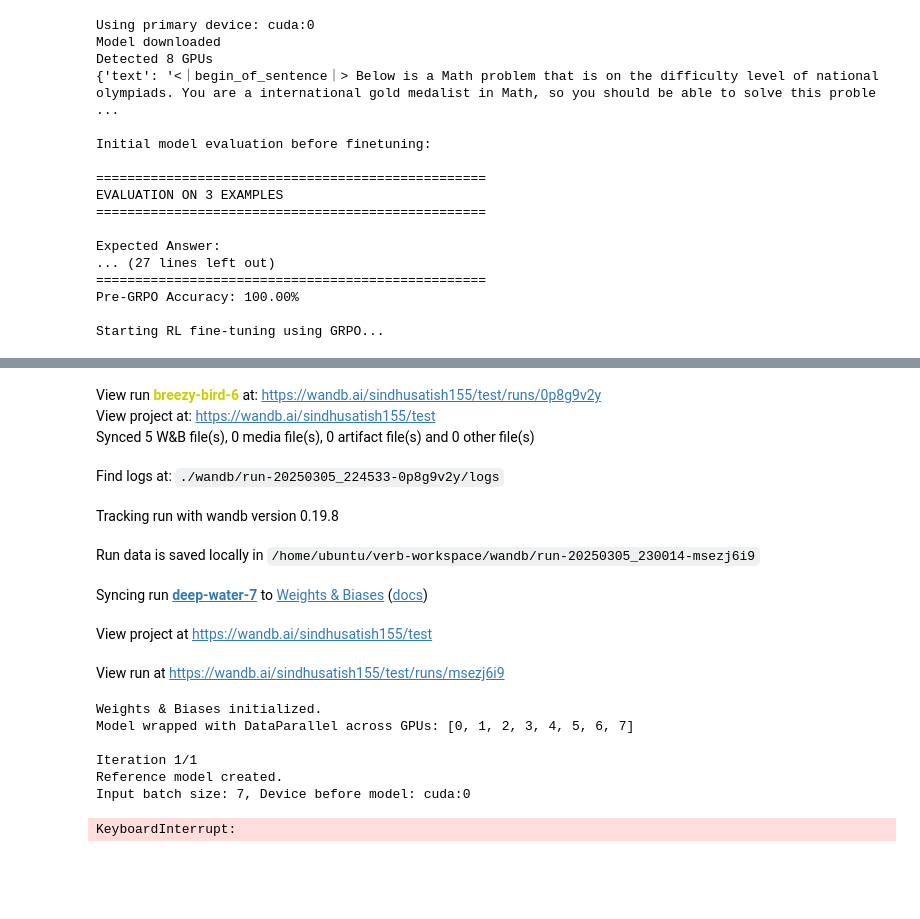
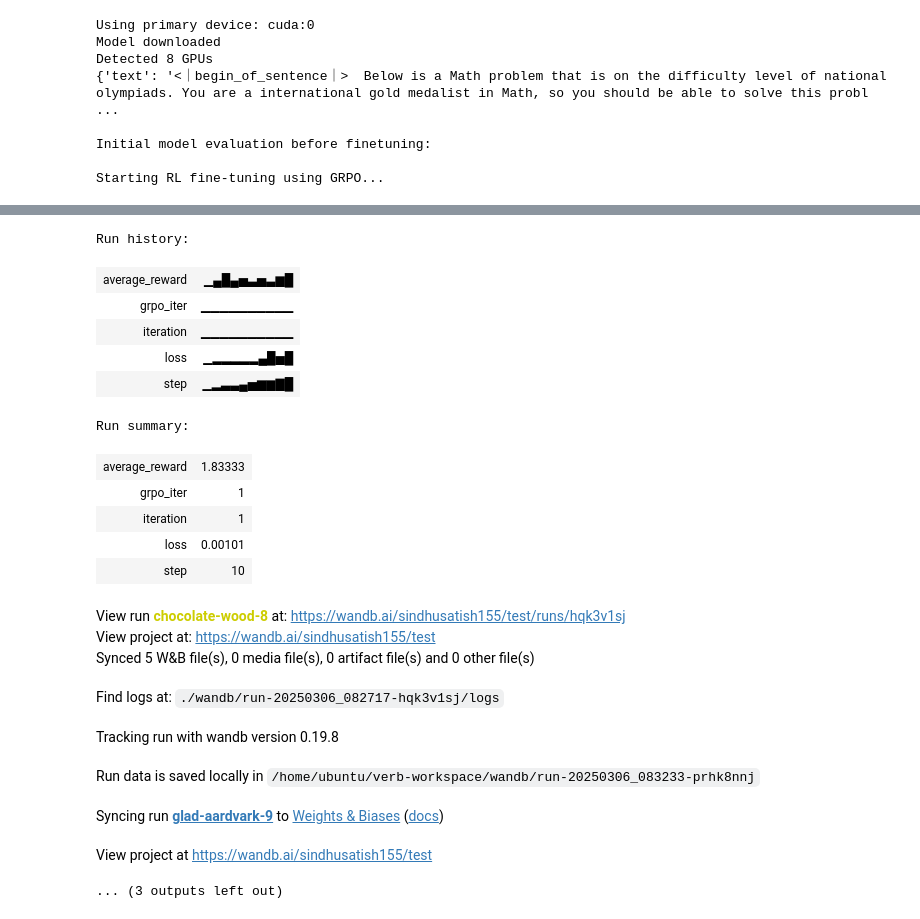
Before and after one commit to sindhu-satish/CS297, a Jupyter notebook: CS297.ipynb, the cells around one changed output, grey strips where cells are left out. Saved outputs shown, nothing was run; the diff lists cells and outputs as text; code cells hidden in the pictures; blank space fills up the shorter version.

Commit message:
changes to the prompt

```diff
--- a/CS297.ipynb
+++ b/CS297.ipynb
@@ -89,26 +97,26 @@ def formatting_prompts_func(examples, split):
     if split == "train":
         for problem, solution in zip(problems, solutions):
             if solution.count("$\\boxed{") == 1:
-                # Must add EOS_TOKEN, otherwise your generation will go on forever!
-                text = SYSTEM_PROMPT.format(problem, solution) + EOS_TOKEN
-                texts.append({"text" : text})
-                count = count + 1
+                answer = extract_boxed_answer(solution)
+                if answer is not None:
+                    text = SYSTEM_PROMPT.format(problem, solution) + EOS_TOKEN
+                    texts.append({"text" : text})
+                    count = count + 1
     elif split == "test":
         for problem, solution in zip(problems, solutions):
             if solution.count("$\\boxed{") == 1:
-                # Must add EOS_TOKEN, otherwise your generation will go on forever!
-                text = SYSTEM_PROMPT.format(problem, "") + EOS_TOKEN
-                texts.append({"text" : text})
-                count = count + 1
+                answer = extract_boxed_answer(solution)
+                if answer is not None:
+                    text = SYSTEM_PROMPT.format(problem, "") + EOS_TOKEN
+                    texts.append({"text" : text, "answer": answer})
+                    count = count + 1
     print("count", count)
     return texts
 
 from datasets import load_dataset
 train_dataset = load_dataset("AI-MO/NuminaMath-CoT", split = "train")
-# train_dataset = train_dataset.map(formatting_prompts_func, batched = True,)
 train_dataset = formatting_prompts_func(train_dataset, "train")
 
 test_dataset = load_dataset("AI-MO/NuminaMath-CoT", split = "test")
-# test_dataset = test_dataset.map(formatting_prompts_func, batched = True,)
 test_dataset = formatting_prompts_func(test_dataset, "test")
 # %% [output]
@@ -448,17 +433,20 @@ num_gpus = torch.cuda.device_count()
 print(f"Detected {num_gpus} GPUs")
 device_ids = list(range(num_gpus)) if num_gpus > 1 else None
 
-all_data = train_dataset + test_dataset
-random.shuffle(all_data)
-size_of_eval_data = 3
-eval_data = all_data[:size_of_eval_data]
-train_data = all_data[size_of_eval_data:]
+# all_data = train_dataset + test_dataset
+# random.shuffle(all_data)
+# size_of_eval_data = 3
+# eval_data = all_data[:size_of_eval_data]
+# train_data = all_data[size_of_eval_data:]
+
+eval_data = test_dataset
+train_data = train_dataset
 
 print(eval_data[0])
 
 print("\nInitial model evaluation before finetuning:")
-pre_grpo_accuracy = evaluate_model(model, tokenizer, eval_data, device)
-print(f"Pre-GRPO Accuracy: {pre_grpo_accuracy:.2f}%")
+# pre_grpo_accuracy = evaluate_model(model, tokenizer, eval_data, device)
+# print(f"Pre-GRPO Accuracy: {pre_grpo_accuracy:.2f}%")
 
 model = optimize_model_memory(model)
 
@@ -474,60 +462,56 @@ training_config = {
     'mu': 1,
     'epsilon': 0.1
 }
 
 wandb.init(project=os.environ["WANDB_PROJECT"], reinit=True)
 print("Weights & Biases initialized.")
 
 model = train_with_grpo(
     model=model,
     tokenizer=tokenizer,
     train_data=train_data,
     reward_function=combined_reward,
     device_ids=device_ids,
     **training_config
 )
 
 wandb.finish()
 print("Training completed and wandb run finished.")
 
-print("\nFinal model evaluation after GRPO RL fine-tuning:")
+print("\nFinal model evaluation after GRPO RL fine-tunin.g:")
 post_grpo_accuracy = evaluate_model(model, tokenizer, eval_data, device)
 print(f"Post-GRPO Accuracy: {post_grpo_accuracy:.2f}%")
 # %% [output]
 Using primary device: cuda:0
 Model downloaded
 Detected 8 GPUs
-{'text': '<｜begin_of_sentence｜> Below is a Math problem that is on the difficulty level of national olympiads. You are a international gold medalist in Math, so you should be able to solve this proble ...
+{'text': '<｜begin_of_sentence｜>  Below is a Math problem that is on the difficulty level of national olympiads. You are a international gold medalist in Math, so you should be able to solve this probl ...
 
 Initial model evaluation before finetuning:
 
-==================================================
-EVALUATION ON 3 EXAMPLES
-==================================================
-
-Expected Answer:
-... (27 lines left out)
-==================================================
-Pre-GRPO Accuracy: 100.00%
-
 Starting RL fine-tuning using GRPO...
 [interactive output not drawn]
+Run history:
+| average_reward | ▁▄█▄▅▃▅▃▆█ |
+| grpo_iter | ▁▁▁▁▁▁▁▁▁▁ |
+| iteration | ▁▁▁▁▁▁▁▁▁▁ |
+| loss | ▁▂▂▂▂▂▄█▅█ |
+| step | ▁▂▃▃▄▅▆▆▇█ |
+Run summary:
+| average_reward | 1.83333 |
+| grpo_iter | 1 |
+| iteration | 1 |
+| loss | 0.00101 |
+| step | 10 |
-View run breezy-bird-6 at: https://wandb.ai/sindhusatish155/test/runs/0p8g9v2y
+View run chocolate-wood-8 at: https://wandb.ai/sindhusatish155/test/runs/hqk3v1sj
 View project at: https://wandb.ai/sindhusatish155/test
 Synced 5 W&B file(s), 0 media file(s), 0 artifact file(s) and 0 other file(s)
-Find logs at: ./wandb/run-20250305_224533-0p8g9v2y/logs
+Find logs at: ./wandb/run-20250306_082717-hqk3v1sj/logs
 Tracking run with wandb version 0.19.8
-Run data is saved locally in /home/ubuntu/verb-workspace/wandb/run-20250305_230014-msezj6i9
+Run data is saved locally in /home/ubuntu/verb-workspace/wandb/run-20250306_083233-prhk8nnj
-Syncing run deep-water-7 to Weights & Biases (docs)
+Syncing run glad-aardvark-9 to Weights & Biases (docs)
 View project at https://wandb.ai/sindhusatish155/test
-View run at https://wandb.ai/sindhusatish155/test/runs/msezj6i9
-Weights & Biases initialized.
-Model wrapped with DataParallel across GPUs: [0, 1, 2, 3, 4, 5, 6, 7]
-
-Iteration 1/1
-Reference model created.
-Input batch size: 7, Device before model: cuda:0
-KeyboardInterrupt:
+... (3 outputs left out)
 # %%
 print("\nSaving GRPO fine-tuned model...")
 model.save_pretrained("grpo_finetuned_model")
```
Also changed, not shown: parts of 7 cells of this notebook.
